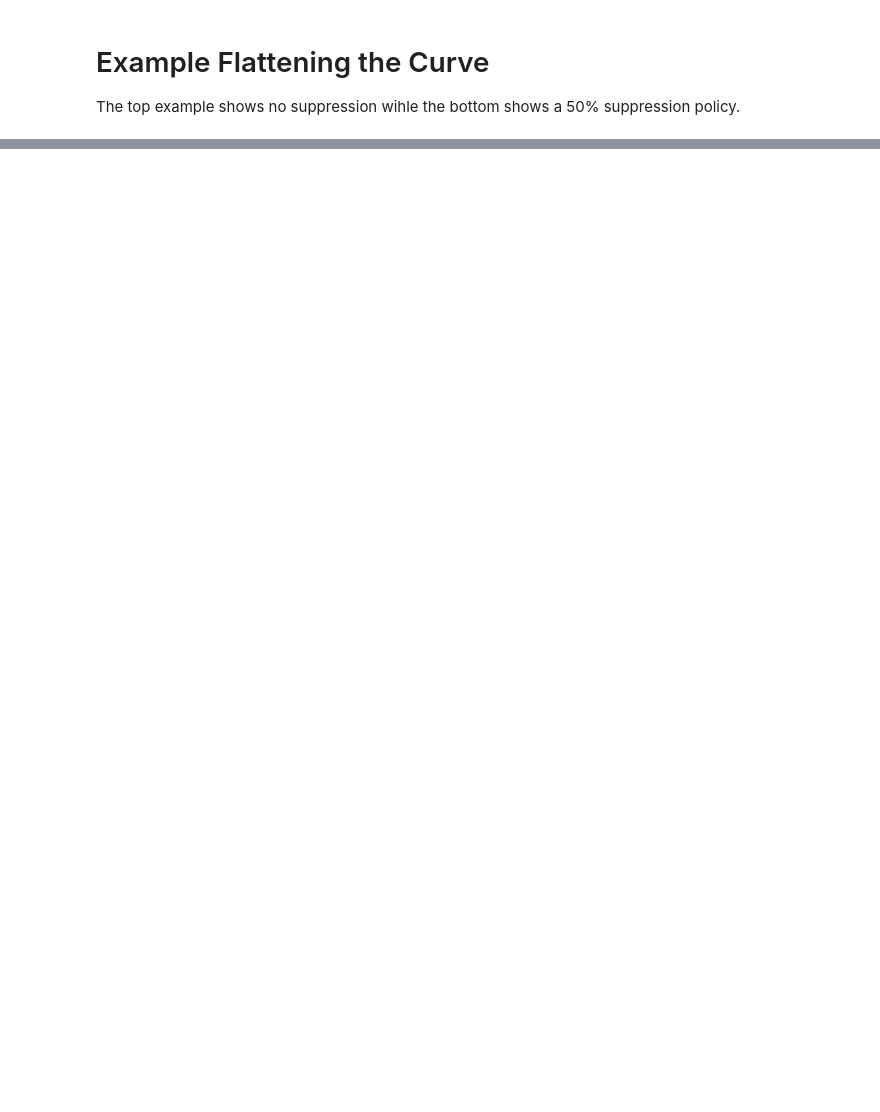
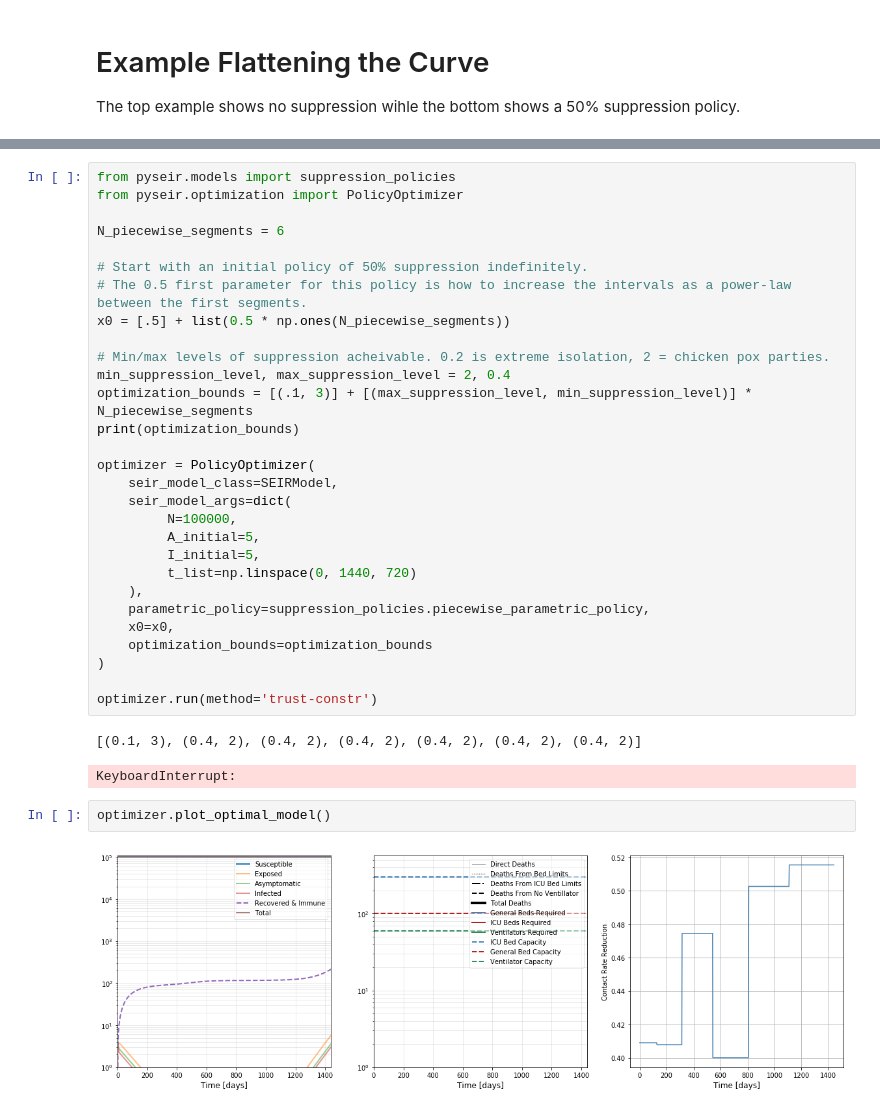
Before and after one commit to erccarls/county_covid_seir_models, a Jupyter notebook: notebooks/SIR.ipynb, the cells around one changed output, grey strips where cells are left out. Cells and saved outputs as stored; diff of their text form; blank space fills up the shorter version.

```diff
--- a/notebooks/SIR.ipynb
+++ b/notebooks/SIR.ipynb
@@ -63,0 +49,36 @@ model.plot_results(y_scale='log')
+# %%
+from pyseir.models import suppression_policies
+from pyseir.optimization import PolicyOptimizer
+
+N_piecewise_segments = 6
+
+# Start with an initial policy of 50% suppression indefinitely.
+# The 0.5 first parameter for this policy is how to increase the intervals as a power-law between the first segments.
+x0 = [.5] + list(0.5 * np.ones(N_piecewise_segments))
+
+# Min/max levels of suppression acheivable. 0.2 is extreme isolation, 2 = chicken pox parties.
+min_suppression_level, max_suppression_level = 2, 0.4
+optimization_bounds = [(.1, 3)] + [(max_suppression_level, min_suppression_level)] * N_piecewise_segments
+print(optimization_bounds)
+
+optimizer = PolicyOptimizer(
+    seir_model_class=SEIRModel,
+    seir_model_args=dict(
+         N=100000,
+         A_initial=5,
+         I_initial=5,
+         t_list=np.linspace(0, 1440, 720)
+    ),
+    parametric_policy=suppression_policies.piecewise_parametric_policy,
+    x0=x0,
+    optimization_bounds=optimization_bounds
+)
+
+optimizer.run(method='trust-constr')
+# %% [output]
+[(0.1, 3), (0.4, 2), (0.4, 2), (0.4, 2), (0.4, 2), (0.4, 2), (0.4, 2)]
+KeyboardInterrupt:
+# %%
+optimizer.plot_optimal_model()
+# %% [output]
+[figure, added]
```
Also changed, not shown: parts of 5 cells of this notebook, 1 other file.
